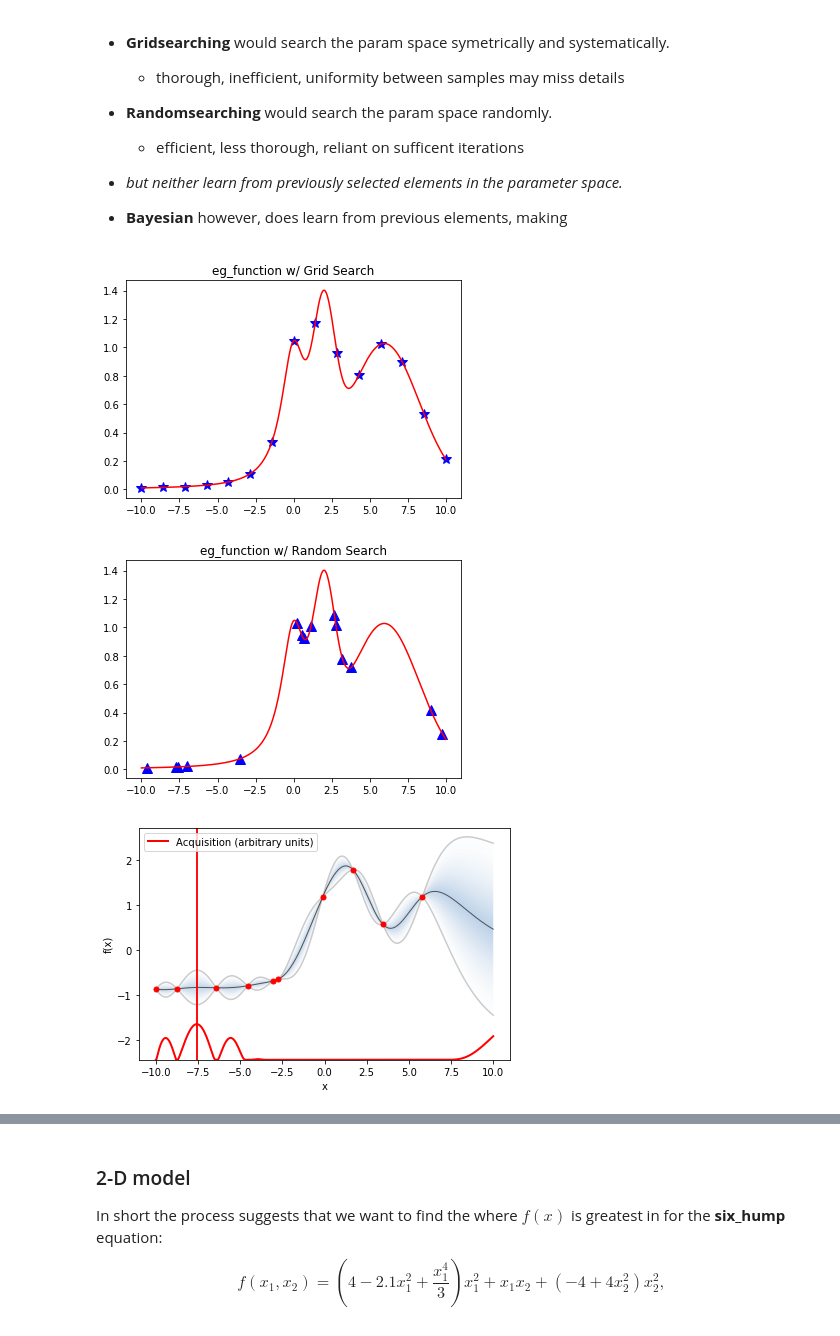
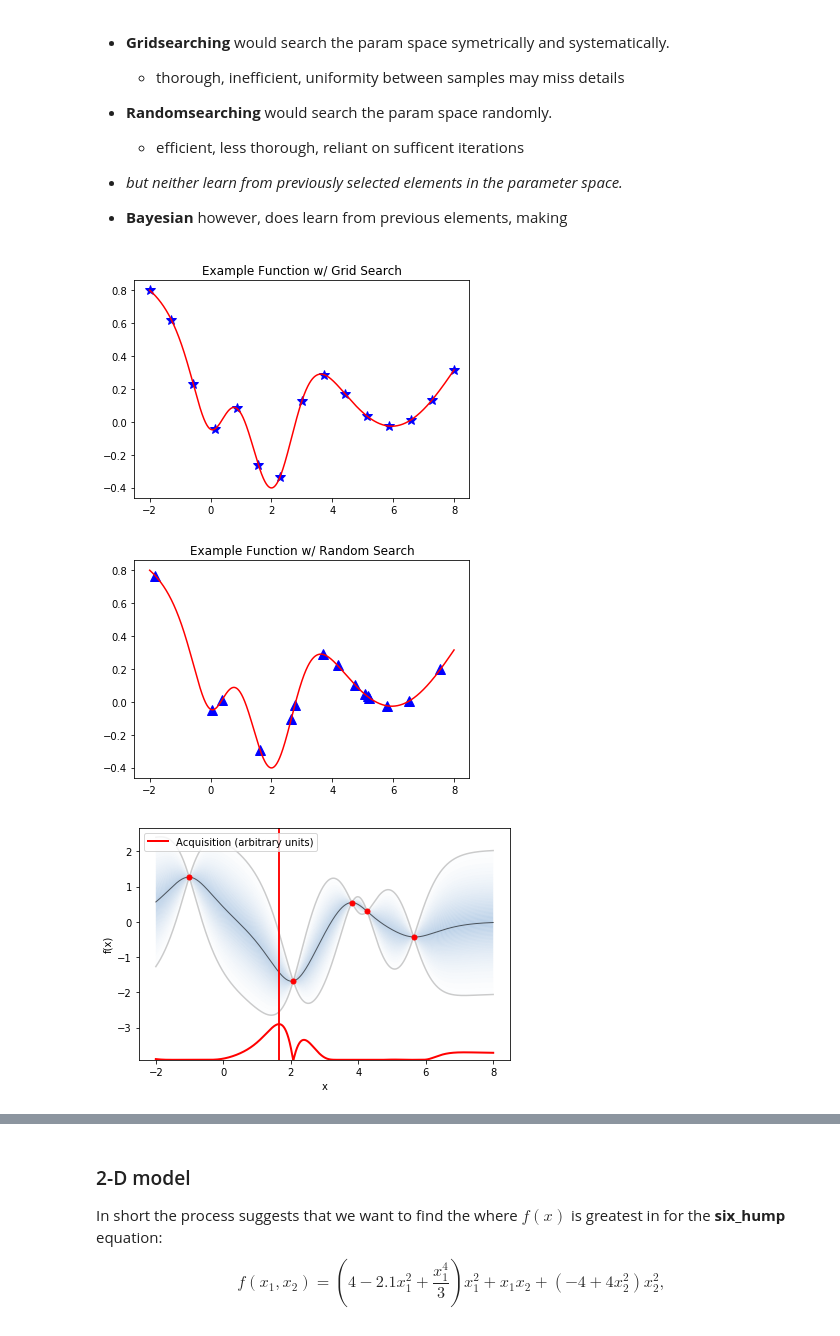
Before and after one commit to Mikhail-Naumov/Bayesian_Opt_Testing, a Jupyter notebook: Baye_Opt.ipynb, the cells around one changed output, grey strips where cells are left out. Cells and saved outputs as stored; diff of their text form; code cells hidden in the pictures.

Commit message:
improving wrapper & step by step images

```diff
--- a/Baye_Opt.ipynb
+++ b/Baye_Opt.ipynb
@@ -27,6 +29,3 @@ $$f(x) = e^{-(x - 2)^2} + e^{-{(x - 6)^2}/{10}} + {1/{(x^2 + 1)}}$$
 # %%
-def eg_function(x): return np.exp(-(x - 2)**2) + np.exp(-(x - 6)**2/10) + 1/(x**2 + 1)
+def eg_function(x): return 1-(np.exp(-(x - 2)**2) + np.exp(-(x - 6)**2/10) + 1/(x**2 + 1))
-# %%
-def eg_function(x):
-    return np.sin(-(x-3)) - (x**2)/10 + 100
 # %%
@@ -46,38 +45,39 @@ plt.plot(x, y, c='b');
 - **Bayesian** however, does learn from previous elements, making
 # %%
 #the upper and lower bounds seem to be -2:10 so we shall use that
-grid_params = [np.linspace(-10,10,15)]   #10 equidistant values with bounds of param space
+grid_params = [np.linspace(-2,8,15)]   #10 equidistant values with bounds of param space
 
-rand_params = [np.linspace(-10,10,1000)] #1000 equidistant values with bounds of param space
+rand_params = [np.linspace(-2,8,1000)] #1000 equidistant values with bounds of param space
 rand_iter   = 15                            #from which only 10 will be sampled
 
 bay_params  = [{'name': 'var_1',
                'type': 'continuous',    #1 continuous variable within bounds of param space
-                'domain': (-10,10)}]
+                'domain': (-2,8)}]
 bay_iter    = 15                            #from which only 10 will be sampled
 # %%
-plt.title('eg_function w/ Grid Search')
+plt.title('Example Function w/ Grid Search')
 for i in grid_params:
     plt.plot(i,eg_function(i),'*', markersize=10,c='b')
 plt.plot(x, y,c='r');
 # %% [output]
-[figure, old version]
+[figure, new version]
 # %%
-plt.title('eg_function w/ Random Search')
+plt.title('Example Function w/ Random Search')
 for i in range(rand_iter):
     v = np.random.choice(rand_params[0])
     plt.plot(v,eg_function(v),'^', markersize=10,c='b')
 plt.plot(x, y,c='r');
 # %% [output]
-[figure, old version]
+[figure, new version]
 # %%
 bay = GPyOpt.methods.BayesianOptimization(eg_function,
                                           bay_params,
                                           acquisition_type='EI',
-                                         de_duplication=True)
+                                         de_duplication=True,
+                                         acquisition_weight = .001)
 
-bay.run_optimization(bay_iter-10) #GPyOpt uses 5 points + the number listed
+bay.run_optimization(0) #GPyOpt uses 5 points + the number listed
 bay.plot_acquisition()
 # %% [output]
-[figure, old version]
+[figure, new version]
 # %%
```
Also changed, not shown: parts of 23 cells of this notebook, 1 other file.
